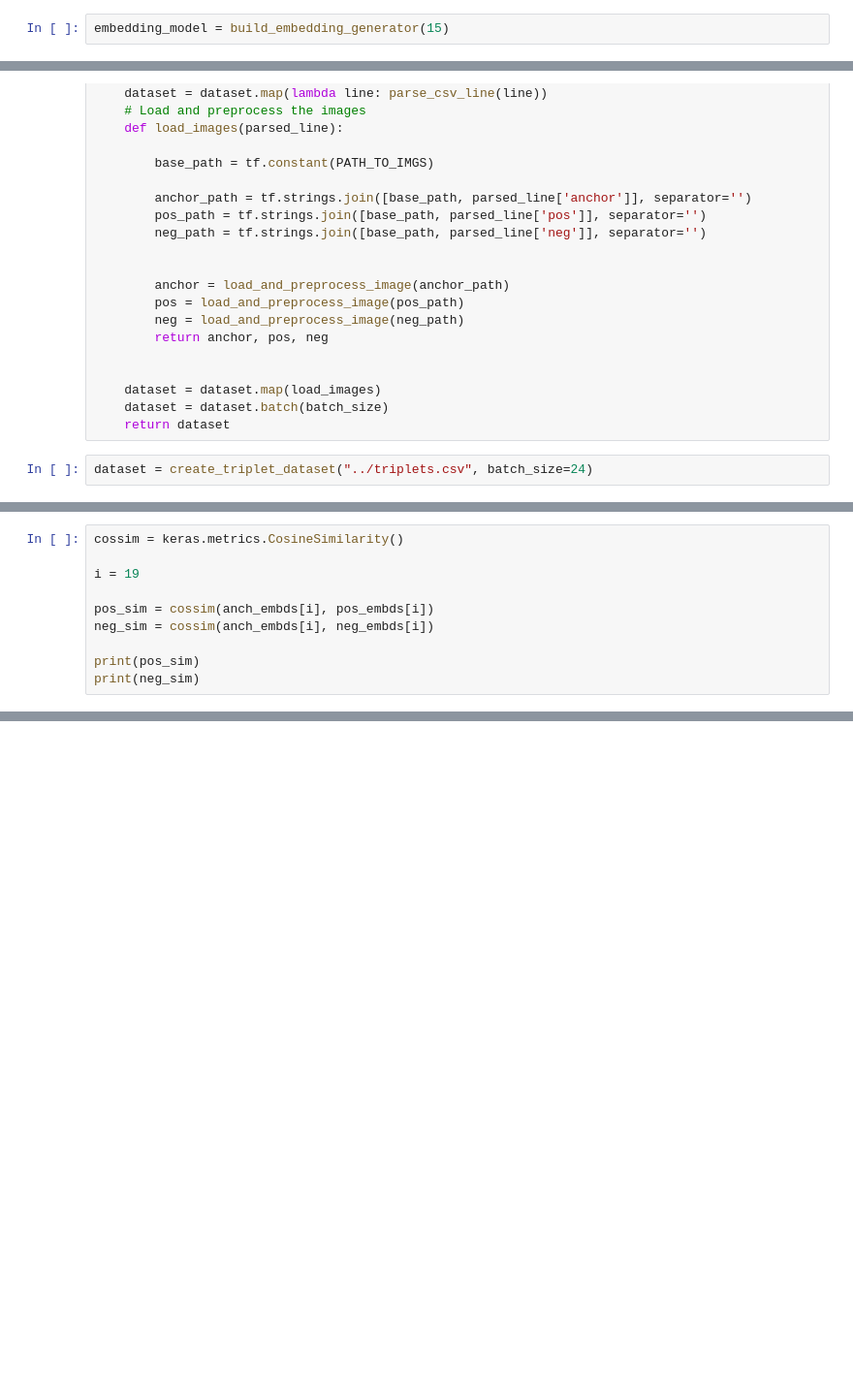
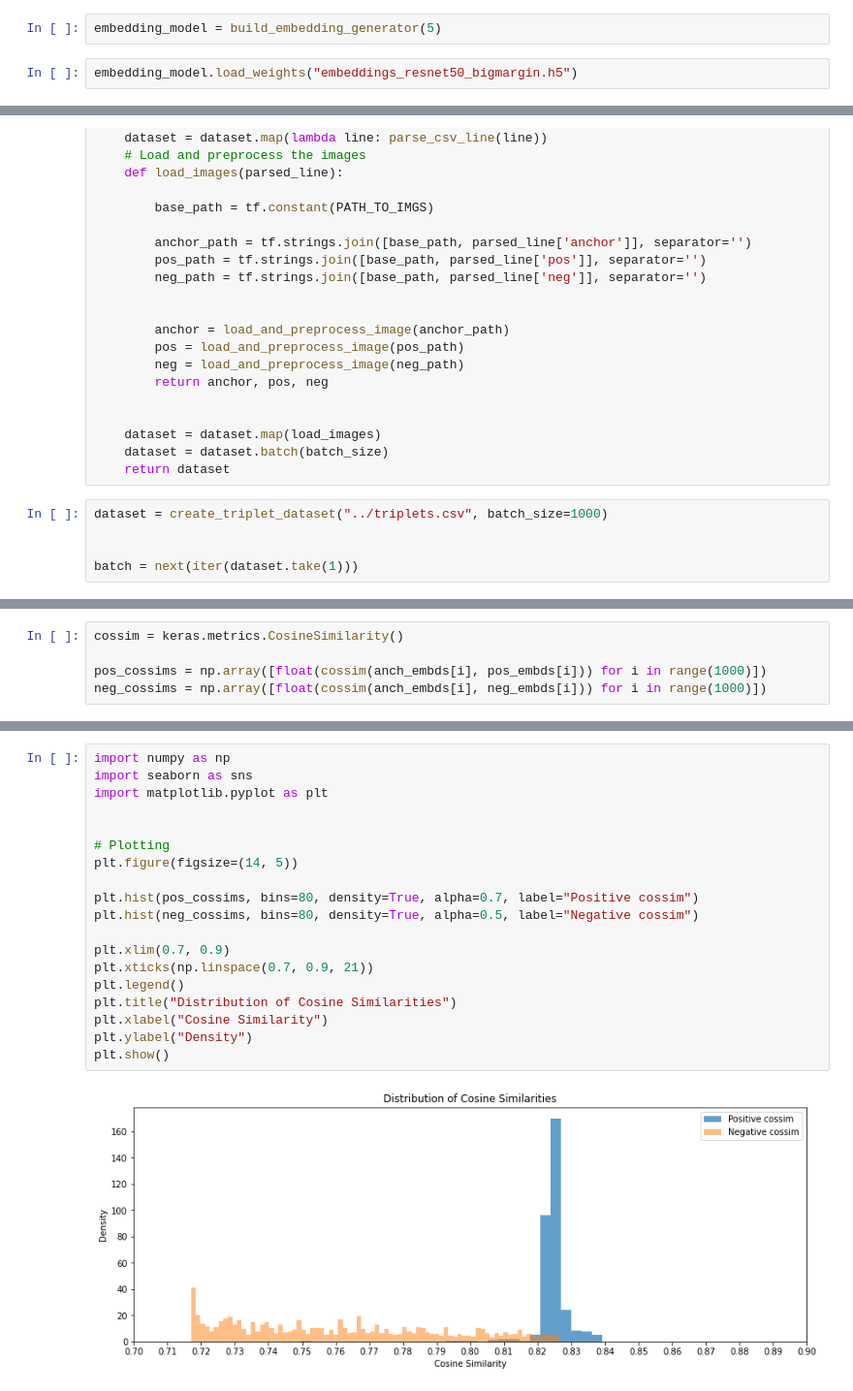
Before and after one commit to stanislavlia/face_recogntion_tf, a Jupyter notebook: recognition_training/building_model.ipynb, the cells around one changed output, grey strips where cells are left out. Shown at 97% size. Drawn from its saved outputs; the diff is of its cells as text; blank space fills up the shorter version.

Commit message:
added analyses of embeddings

```diff
--- a/recognition_training/building_model.ipynb
+++ b/recognition_training/building_model.ipynb
@@ -37,7 +37,9 @@ def build_embedding_generator(k_layers_to_tune=10):
 
     return embedding_model
 # %%
-embedding_model = build_embedding_generator(15)
+embedding_model = build_embedding_generator(5)
+# %%
+embedding_model.load_weights("embeddings_resnet50_bigmargin.h5")
 # %%
 embedding_model.summary()
 # %% [output]
@@ -214,4 +216,7 @@ def create_triplet_dataset(csv_file_path, batch_size=32):
     dataset = dataset.batch(batch_size)
     return dataset
 # %%
-dataset = create_triplet_dataset("../triplets.csv", batch_size=24)
+dataset = create_triplet_dataset("../triplets.csv", batch_size=1000)
+
+
+batch = next(iter(dataset.take(1)))
@@ -274,10 +308,5 @@ neg_embds = embedding_model.predict(batch[2])
 # %%
 cossim = keras.metrics.CosineSimilarity()
 
-i = 19
-
-pos_sim = cossim(anch_embds[i], pos_embds[i])
-neg_sim = cossim(anch_embds[i], neg_embds[i])
-
-print(pos_sim)
-print(neg_sim)
+pos_cossims = np.array([float(cossim(anch_embds[i], pos_embds[i])) for i in range(1000)])
+neg_cossims = np.array([float(cossim(anch_embds[i], neg_embds[i])) for i in range(1000)])
@@ -342,0 +337,21 @@ array([ -4.220223  ,  -4.094585  ,   1.8616943 ,  -4.730528  ,
+# %%
+import numpy as np
+import seaborn as sns
+import matplotlib.pyplot as plt
+
+
+# Plotting
+plt.figure(figsize=(14, 5))
+
+plt.hist(pos_cossims, bins=80, density=True, alpha=0.7, label="Positive cossim")
+plt.hist(neg_cossims, bins=80, density=True, alpha=0.5, label="Negative cossim")
+
+plt.xlim(0.7, 0.9)
+plt.xticks(np.linspace(0.7, 0.9, 21))
+plt.legend()
+plt.title("Distribution of Cosine Similarities")
+plt.xlabel("Cosine Similarity")
+plt.ylabel("Density")
+plt.show()
+# %% [output]
+[figure, added]
```
Also changed, not shown: parts of 22 cells of this notebook.
